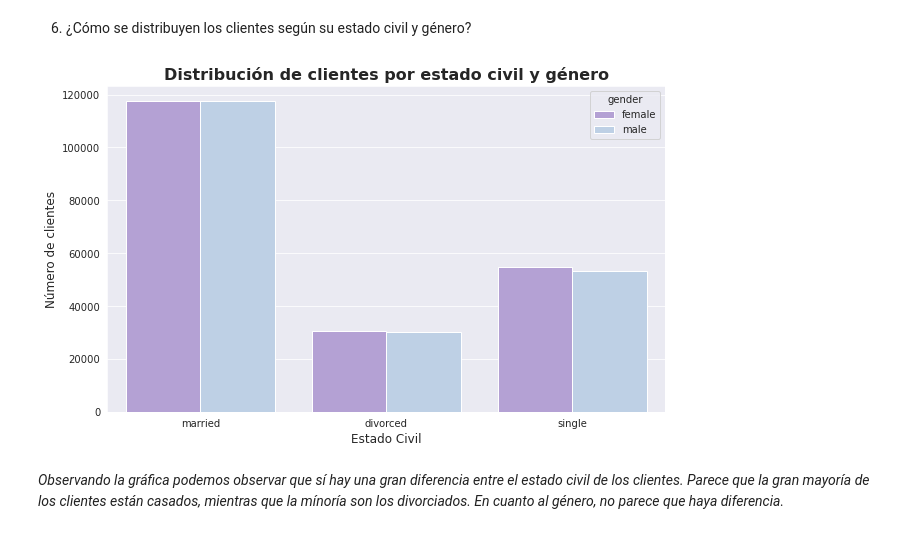
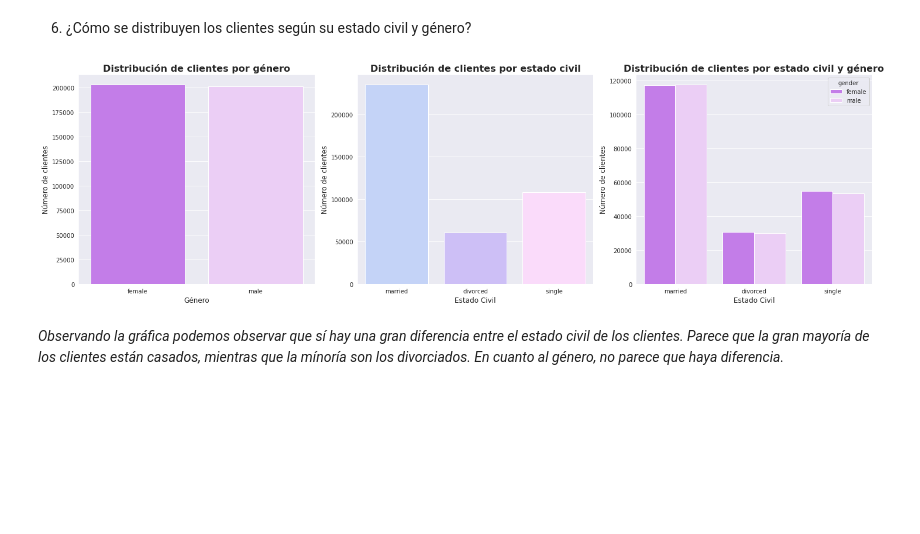
Before and after one commit to Adalab/bda-modulo-3-evaluacion-final-lmoraromero, a Jupyter notebook: evaluacion_final.ipynb, the cells around one changed output. Drawn from its saved outputs; the diff is of its cells as text; code cells hidden in the pictures; blank space fills up the shorter version.

```diff
--- a/evaluacion_final.ipynb
+++ b/evaluacion_final.ipynb
@@ -785,0 +749,3 @@ df = pd.read_csv("files/customer.csv")
+# %%
+df = sp.leer_cvs("files", "customer")
+df.head(2)
@@ -954,21 +924,44 @@ plt.show();
 *En ambas gráficas podemos observar que la mayor parte de los clientes tiene la tarjeta 'STAR', seguida de 'NOVA' y la última 'AURORA'. Con los datos que sabemos no podemos saber cuál es el nivel de cada una.*
 # %% [markdown]
 6. ¿Cómo se distribuyen los clientes según su estado civil y género?
-# %%
-plt.figure(figsize=(10, 6))
-
-
-sns.countplot(x="marital_status",
-            hue="gender",
-            data=df,
-            palette= ["#b298dc", "#b8d0eb"])
-
-
-plt.title('Distribución de clientes por estado civil y género', fontsize = 16, fontweight = "bold")
-plt.xlabel('Estado Civil', fontsize = 12)
-plt.ylabel('Número de clientes', fontsize = 12);
-# %% [output]
-[figure, removed]
+# %%
+fig, axs = plt.subplots(1, 3, figsize=(20, 6))
+
+#Distribución de clientes por género
+sns.countplot(x="gender",
+            data=df,
+            palette=["#c86bfa", "#eec7fc"],
+            ax=axs[0])
+
+axs[0].set_title('Distribución de clientes por género', fontsize=16, fontweight='bold')
+axs[0].set_xlabel('Género', fontsize=12)
+axs[0].set_ylabel('Número de clientes', fontsize=12)
+
+#Distribución de clientes por estado civil
+sns.countplot(x="marital_status",
+            data=df,
+            palette=["#bbd0ff", "#c8b6ff", "#ffd6ff"],
+            ax=axs[1])
+
+axs[1].set_title('Distribución de clientes por estado civil', fontsize=16, fontweight='bold')
+axs[1].set_xlabel('Estado Civil', fontsize=12)
+axs[1].set_ylabel('Número de clientes', fontsize=12)
+
+#Distribución de clientes por estado civil y género
+sns.countplot(x="marital_status",
+            hue="gender",
+            data=df,
+            palette=["#c86bfa", "#eec7fc"],
+            ax=axs[2])
+
+axs[2].set_title('Distribución de clientes por estado civil y género', fontsize=16, fontweight='bold')
+axs[2].set_xlabel('Estado Civil', fontsize=12)
+axs[2].set_ylabel('Número de clientes', fontsize=12)
+
+# Ajustar el diseño de los subplots
+plt.tight_layout()
+# %% [output]
+[figure, added]
 # %% [markdown]
 *Observando la gráfica podemos observar que sí hay una gran diferencia entre el estado civil de los clientes. Parece que la gran mayoría de los clientes están casados, mientras que la mínoría son los divorciados. En cuanto al género, no parece que haya diferencia.*
 # %% [markdown]
```
Also changed, not shown: parts of 34 cells of this notebook, 1 other file.
